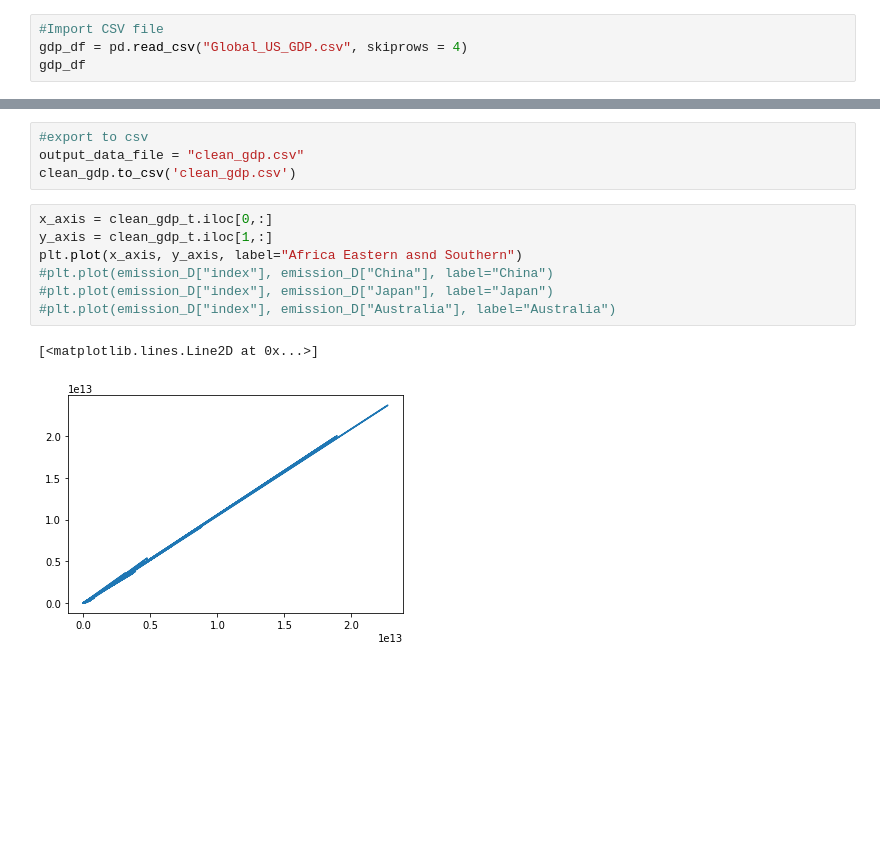
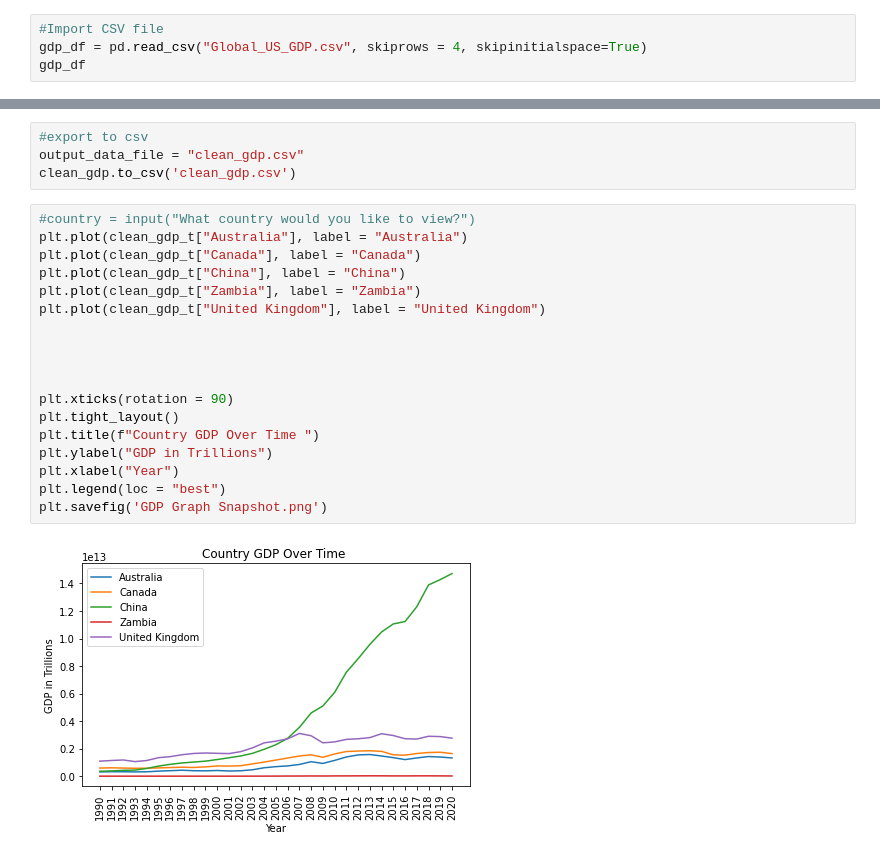
Before and after one commit to douglas-robertson/Project1, a Jupyter notebook: Data Files/Global GDP Data Book.ipynb, the cells around one changed output, grey strips where cells are left out. Drawn from its saved outputs; the diff is of its cells as text; blank space fills up the shorter version.

Commit message:
+ gdp data clean update

```diff
--- a/Data Files/Global GDP Data Book.ipynb
+++ b/Data Files/Global GDP Data Book.ipynb
@@ -4,7 +4,7 @@ import pandas as pd
 import matplotlib.pyplot as plt
 # %%
 #Import CSV file
-gdp_df = pd.read_csv("Global_US_GDP.csv", skiprows = 4)
+gdp_df = pd.read_csv("Global_US_GDP.csv", skiprows = 4, skipinitialspace=True)
 gdp_df
 # %% [output]
 |  | Country Name | Country Code | Indicator Name | Indicator Code | 1960 | 1961 | 1962 | 1963 | ... |
@@ -64,12 +63,22 @@ clean_gdp_t
 output_data_file = "clean_gdp.csv"
 clean_gdp.to_csv('clean_gdp.csv')
 # %%
-x_axis = clean_gdp_t.iloc[0,:]
-y_axis = clean_gdp_t.iloc[1,:]
-plt.plot(x_axis, y_axis, label="Africa Eastern asnd Southern")
-#plt.plot(emission_D["index"], emission_D["China"], label="China")
-#plt.plot(emission_D["index"], emission_D["Japan"], label="Japan")
-#plt.plot(emission_D["index"], emission_D["Australia"], label="Australia")
+#country = input("What country would you like to view?")
+plt.plot(clean_gdp_t["Australia"], label = "Australia")
+plt.plot(clean_gdp_t["Canada"], label = "Canada")
+plt.plot(clean_gdp_t["China"], label = "China")
+plt.plot(clean_gdp_t["Zambia"], label = "Zambia")
+plt.plot(clean_gdp_t["United Kingdom"], label = "United Kingdom")
+
+
+
+
+plt.xticks(rotation = 90)
+plt.tight_layout()
+plt.title(f"Country GDP Over Time ")
+plt.ylabel("GDP in Trillions")
+plt.xlabel("Year")
+plt.legend(loc = "best")
+plt.savefig('GDP Graph Snapshot.png')
 # %% [output]
-[<matplotlib.lines.Line2D at 0x...>]
-[figure, old version]
+[figure, new version]
```
Also changed, not shown: parts of 1 cell of this notebook, 1 other file.
